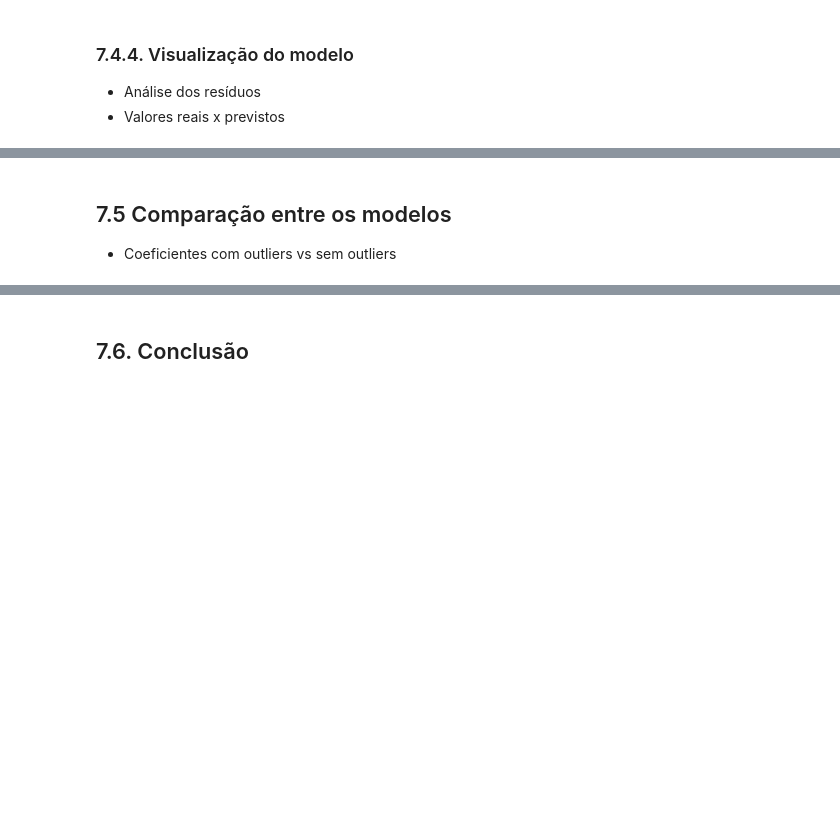
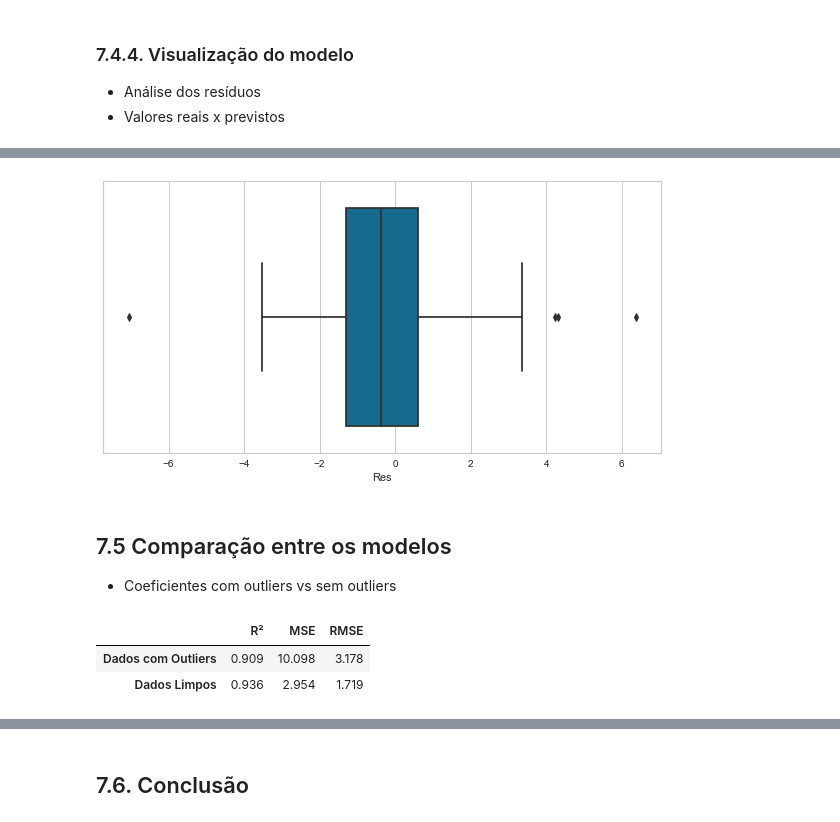
Before and after one commit to bruna-calistrate/Regression-SupervisedModels-Course, a Jupyter notebook: Exercícios.ipynb, the cells around one changed output, grey strips where cells are left out. Saved outputs shown, nothing was run; the diff lists cells and outputs as text; code cells hidden in the pictures; blank space fills up the shorter version.

Commit message:
Outliers e comparações

```diff
--- a/Exercícios.ipynb
+++ b/Exercícios.ipynb
@@ -2091,3 +2097,17 @@ plt.show()
+# %%
+plt.figure(figsize=(10, 5))
+
+sns.boxplot(x=pred_clean['Res'])
+
+plt.show()
+# %% [output]
+[figure, added]
 # %% [markdown]
 ## 7.5 Comparação entre os modelos
 * Coeficientes com outliers vs sem outliers
+# %%
+adj_orig.append([adj_clean])
+# %% [output]
+|  | R² | MSE | RMSE |
+| Dados com Outliers | 0.909 | 10.098 | 3.178 |
+| Dados Limpos | 0.936 | 2.954 | 1.719 |
```
Also changed, not shown: parts of 6 cells of this notebook.
